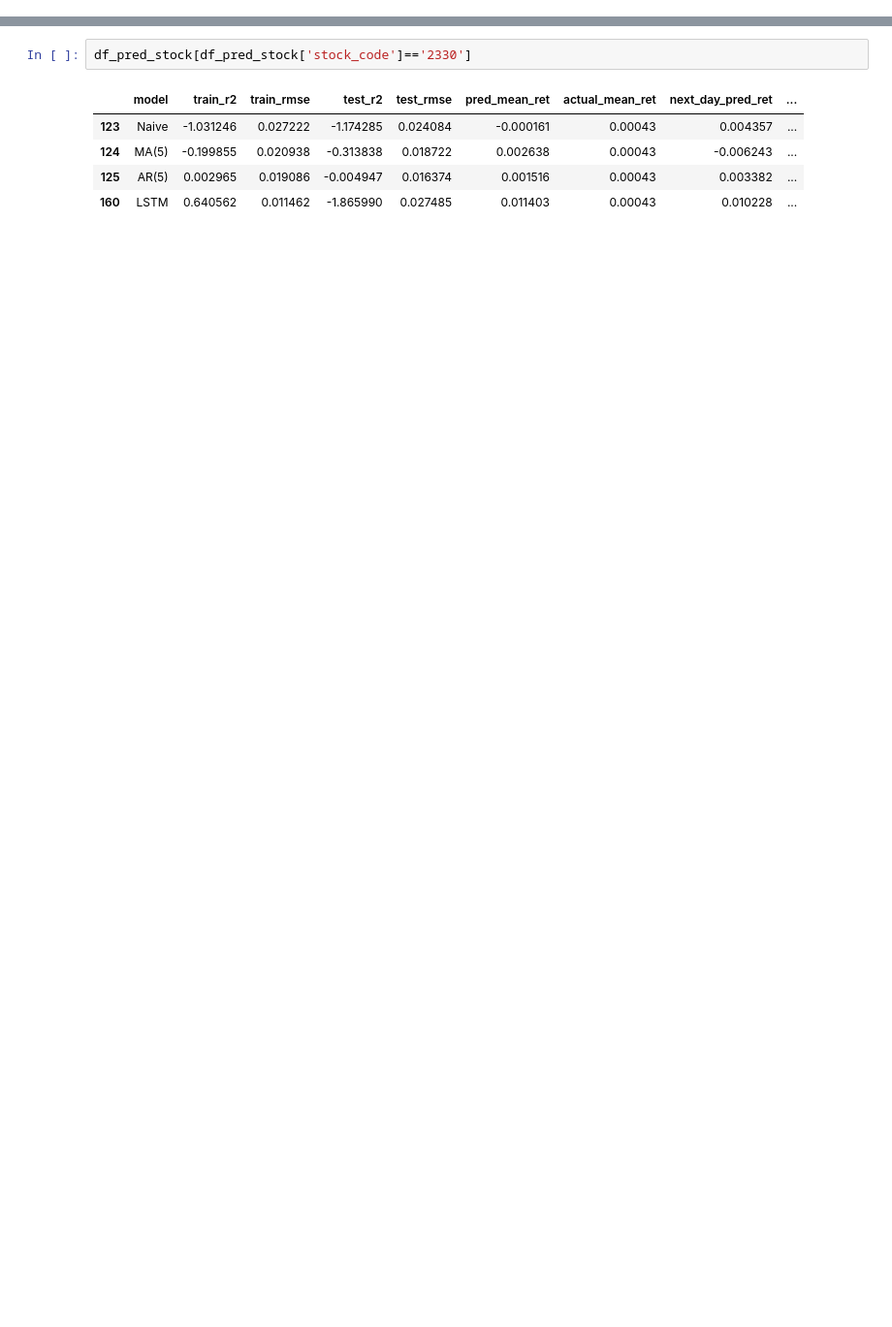
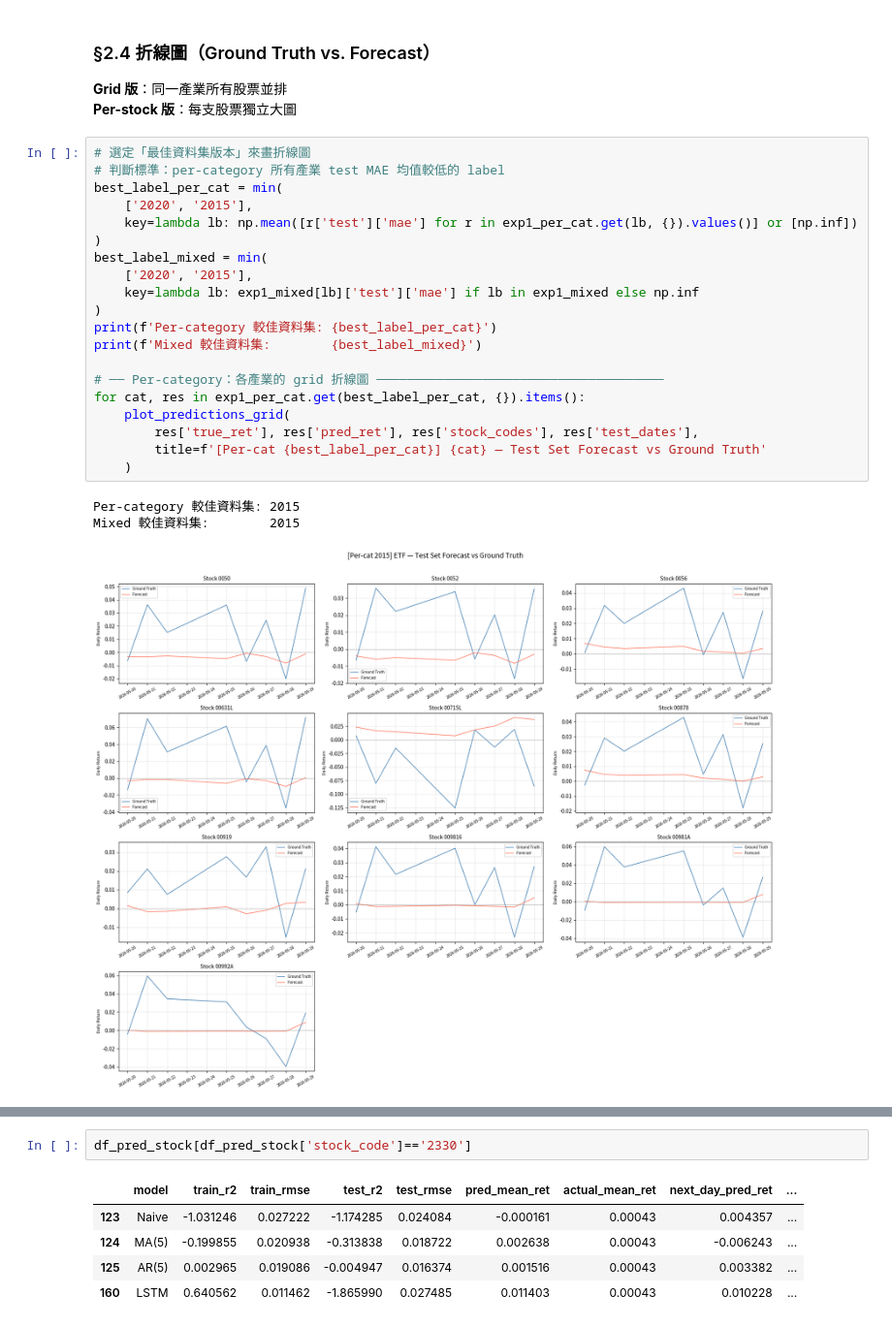
Before and after one commit to Chu-c-git/Automated_Trading_System, a Jupyter notebook: backend/model/evaluation.ipynb, the cells around one changed output, grey strips where cells are left out. Shown at 97% size. Drawn from its saved outputs; the diff is of its cells as text; blank space fills up the shorter version.

```diff
--- a/backend/model/evaluation.ipynb
+++ b/backend/model/evaluation.ipynb
@@ -206,0 +746,29 @@ plt.show()
+# %% [markdown]
+### §2.4  折線圖（Ground Truth vs. Forecast）
+
+**Grid 版**：同一產業所有股票並排
+**Per-stock 版**：每支股票獨立大圖
+# %%
+# 選定「最佳資料集版本」來畫折線圖
+# 判斷標準：per-category 所有產業 test MAE 均值較低的 label
+best_label_per_cat = min(
+    ['2020', '2015'],
+    key=lambda lb: np.mean([r['test']['mae'] for r in exp1_per_cat.get(lb, {}).values()] or [np.inf])
+)
+best_label_mixed = min(
+    ['2020', '2015'],
+    key=lambda lb: exp1_mixed[lb]['test']['mae'] if lb in exp1_mixed else np.inf
+)
+print(f'Per-category 較佳資料集: {best_label_per_cat}')
+print(f'Mixed 較佳資料集:        {best_label_mixed}')
+
+# ── Per-category：各產業的 grid 折線圖 ──────────────────────────────────────
+for cat, res in exp1_per_cat.get(best_label_per_cat, {}).items():
+    plot_predictions_grid(
+        res['true_ret'], res['pred_ret'], res['stock_codes'], res['test_dates'],
+        title=f'[Per-cat {best_label_per_cat}] {cat} — Test Set Forecast vs Ground Truth'
+    )
+# %% [output]
+Per-category 較佳資料集: 2015
+Mixed 較佳資料集:        2015
+[figure, added]
```
Also changed, not shown: parts of 36 cells of this notebook, 4 other files.
